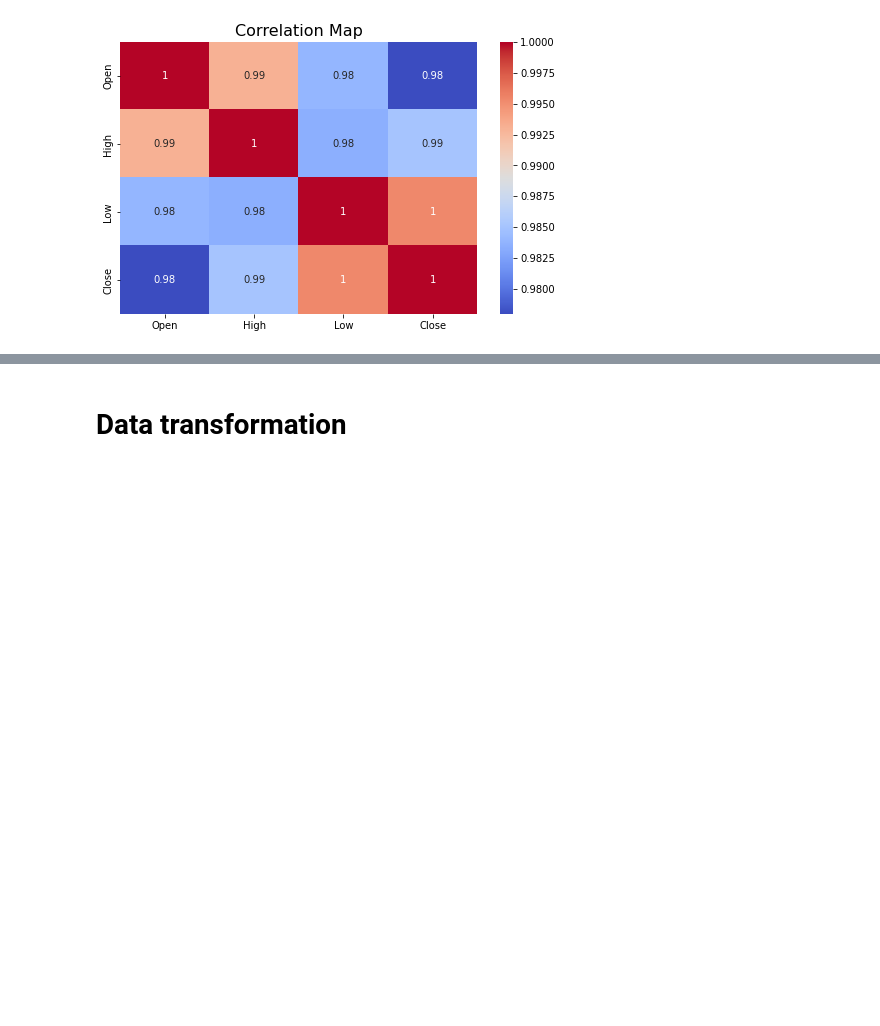
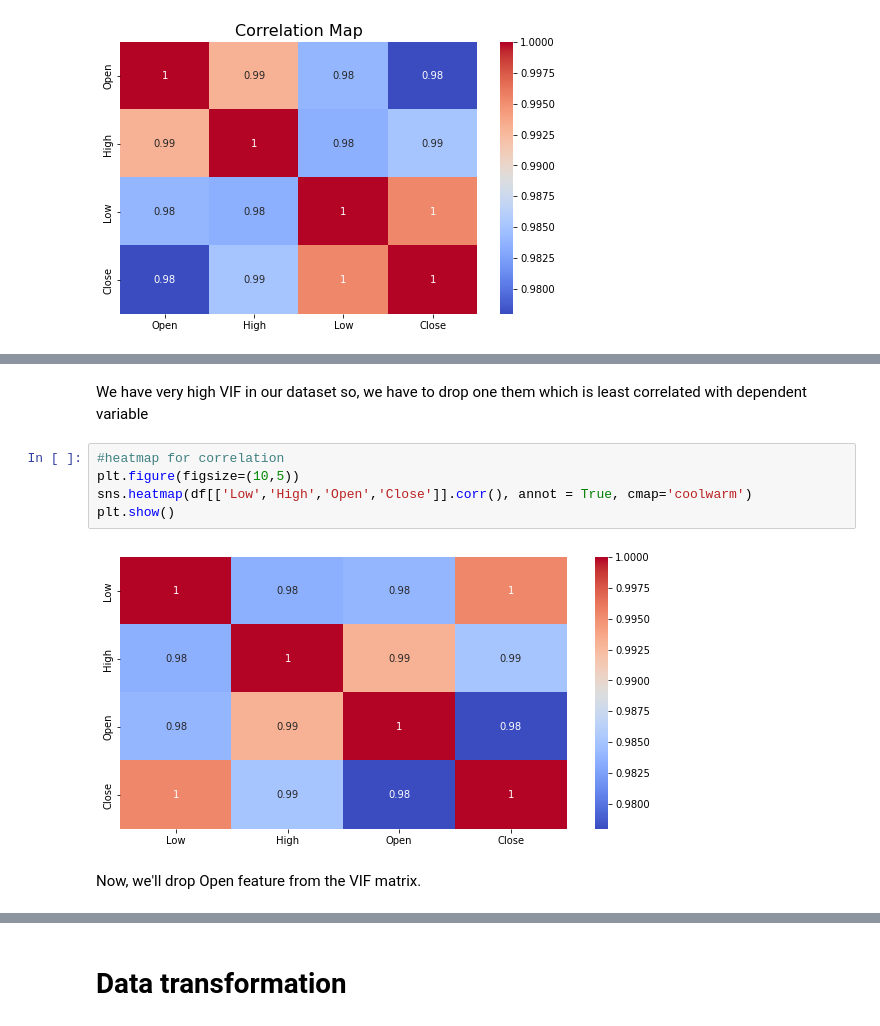
Before and after one commit to sameersat96/Yes-Bank-Stock-Closing_Price_Prediction, a Jupyter notebook: Yes_Bank_Stock_Closing_Price_Prediction.ipynb, the cells around one changed output, grey strips where cells are left out. Cells and saved outputs as stored; diff of their text form; blank space fills up the shorter version.

```diff
--- a/Yes_Bank_Stock_Closing_Price_Prediction.ipynb
+++ b/Yes_Bank_Stock_Closing_Price_Prediction.ipynb
@@ -341,0 +356,11 @@ Text(0.5, 1.0, 'Correlation Map')
+# %% [markdown]
+We have very high VIF in our dataset so, we have to drop one them which is least correlated with dependent variable
+# %%
+#heatmap for correlation
+plt.figure(figsize=(10,5))
+sns.heatmap(df[['Low','High','Open','Close']].corr(), annot = True, cmap='coolwarm')
+plt.show()
+# %% [output]
+[figure, added]
+# %% [markdown]
+Now, we'll drop Open feature from the VIF matrix.
```
Also changed, not shown: parts of 23 cells of this notebook.
